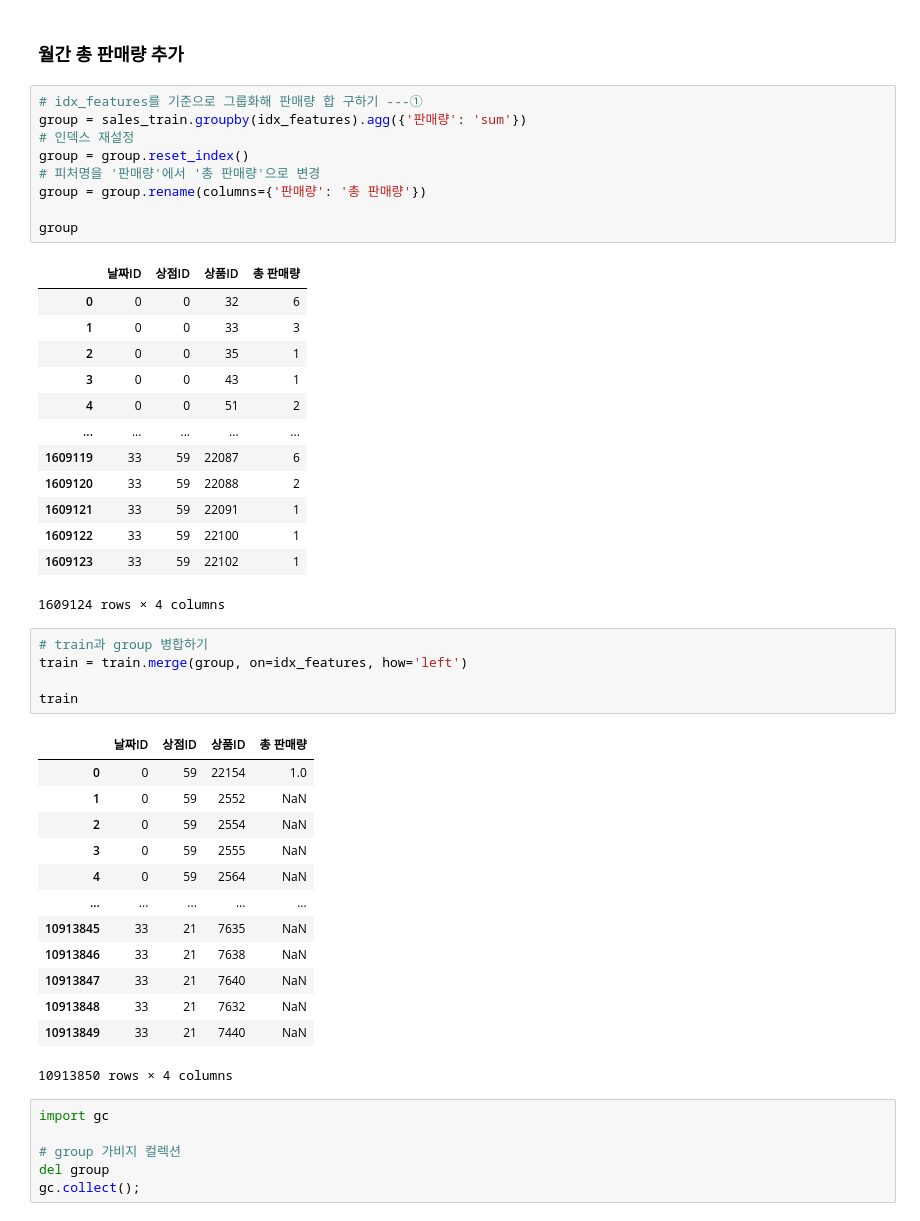
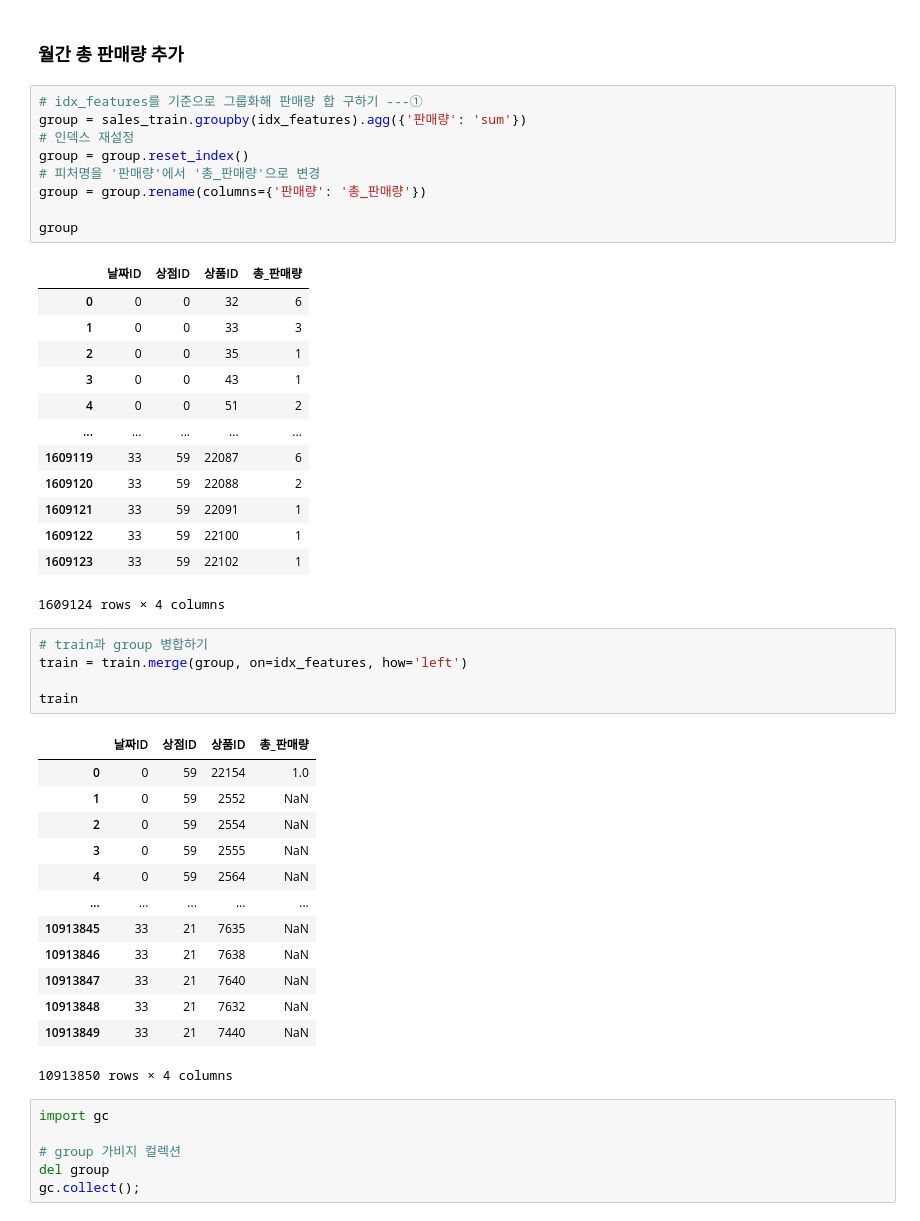
Before and after one commit to BaekKyunShin/Must-Have-Kaggle-Data-Science, a Jupyter notebook: ch6/predict_future_sales_baseline.ipynb, the cells around one changed output. Drawn from its saved outputs; the diff is of its cells as text.

```diff
--- a/ch6/predict_future_sales_baseline.ipynb
+++ b/ch6/predict_future_sales_baseline.ipynb
@@ -156,14 +156,14 @@ train
 # %%
 # idx_features를 기준으로 그룹화해 판매량 합 구하기 ---①
 group = sales_train.groupby(idx_features).agg({'판매량': 'sum'})
 # 인덱스 재설정
 group = group.reset_index()
-# 피처명을 '판매량'에서 '총 판매량'으로 변경
-group = group.rename(columns={'판매량': '총 판매량'})
+# 피처명을 '판매량'에서 '총_판매량'으로 변경
+group = group.rename(columns={'판매량': '총_판매량'})
 
 group
 # %% [output]
-|  | 날짜ID | 상점ID | 상품ID | 총 판매량 |
+|  | 날짜ID | 상점ID | 상품ID | 총_판매량 |
 | 0 | 0 | 0 | 32 | 6 |
 | 1 | 0 | 0 | 33 | 3 |
 | 2 | 0 | 0 | 35 | 1 |
@@ -182,7 +182,7 @@ train = train.merge(group, on=idx_features, how='left')
 
 train
 # %% [output]
-|  | 날짜ID | 상점ID | 상품ID | 총 판매량 |
+|  | 날짜ID | 상점ID | 상품ID | 총_판매량 |
 | 0 | 0 | 59 | 22154 | 1.0 |
 | 1 | 0 | 59 | 2552 | NaN |
 | 2 | 0 | 59 | 2554 | NaN |
```
Also changed, not shown: parts of 5 cells of this notebook.
